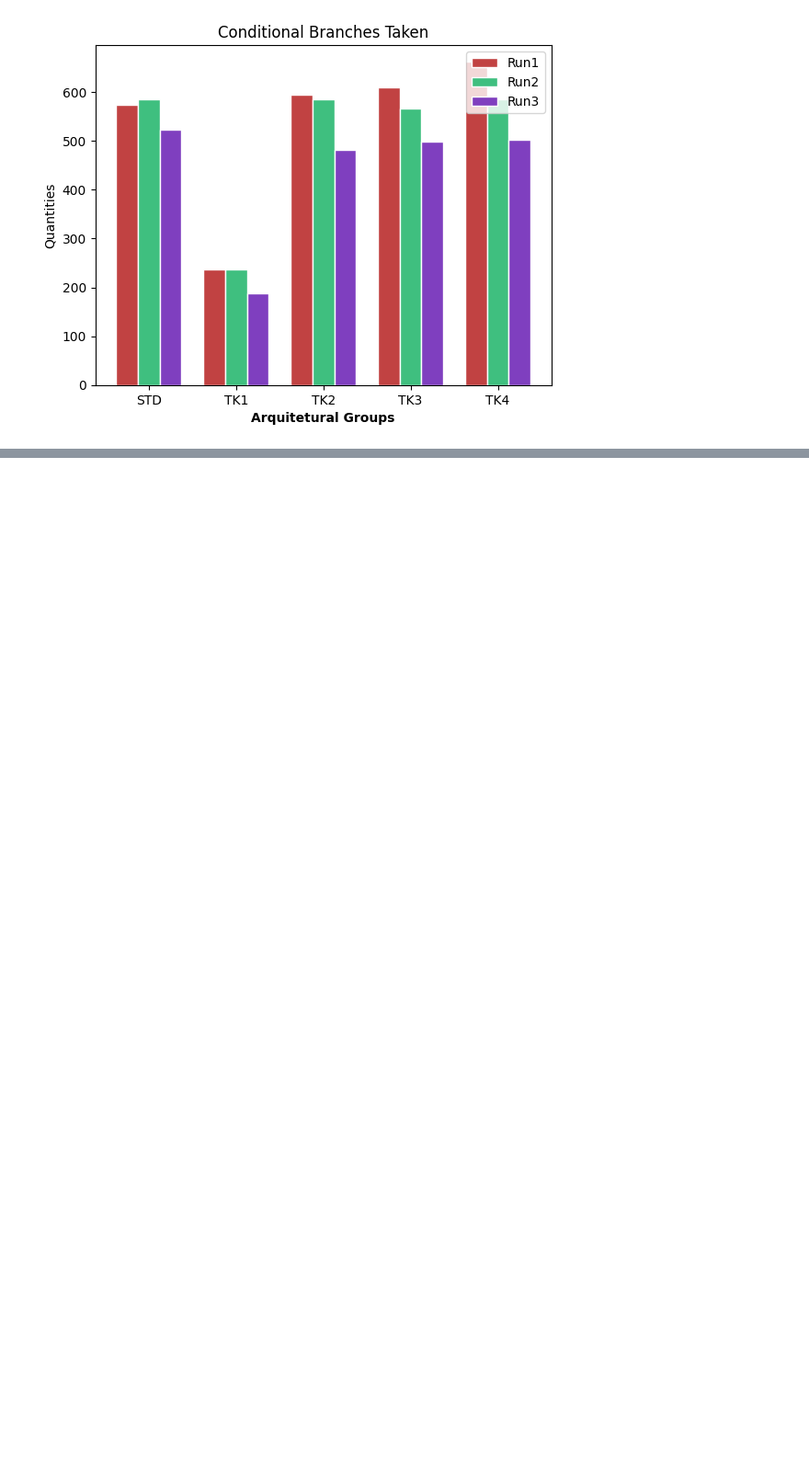
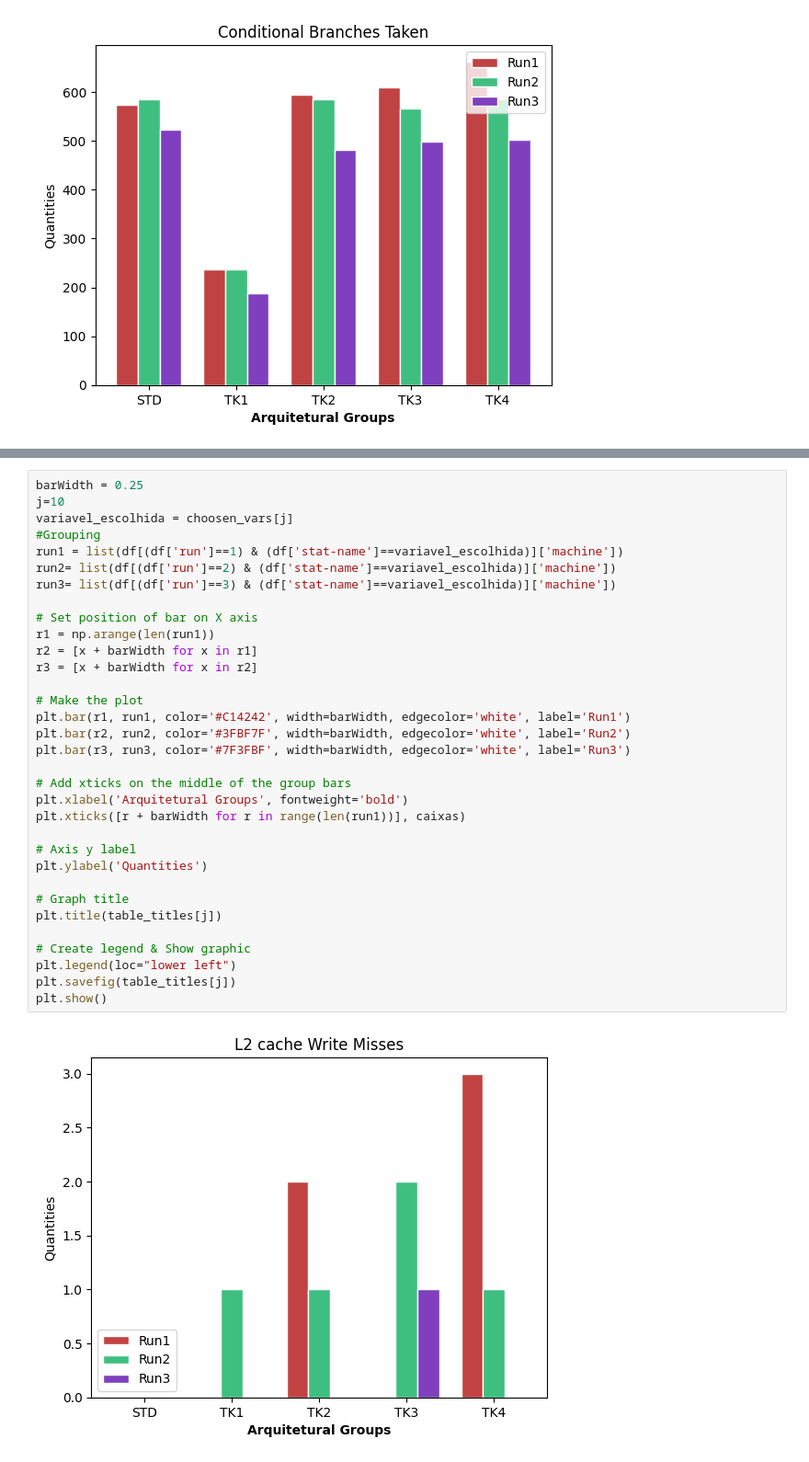
Before and after one commit to umjourje/CPS703-Arquitetura_Computadores_2, a Jupyter notebook: results/juntar_df.ipynb, the cells around one changed output, grey strips where cells are left out. Shown at 92% size. Cells and saved outputs as stored; diff of their text form; blank space fills up the shorter version.

Commit message:
graph files added

```diff
--- a/results/juntar_df.ipynb
+++ b/results/juntar_df.ipynb
@@ -120,0 +148,35 @@ plt.show()
+# %%
+barWidth = 0.25
+j=10
+variavel_escolhida = choosen_vars[j]
+#Grouping
+run1 = list(df[(df['run']==1) & (df['stat-name']==variavel_escolhida)]['machine'])
+run2= list(df[(df['run']==2) & (df['stat-name']==variavel_escolhida)]['machine'])
+run3= list(df[(df['run']==3) & (df['stat-name']==variavel_escolhida)]['machine'])
+
+# Set position of bar on X axis
+r1 = np.arange(len(run1))
+r2 = [x + barWidth for x in r1]
+r3 = [x + barWidth for x in r2]
+
+# Make the plot
+plt.bar(r1, run1, color='#C14242', width=barWidth, edgecolor='white', label='Run1')
+plt.bar(r2, run2, color='#3FBF7F', width=barWidth, edgecolor='white', label='Run2')
+plt.bar(r3, run3, color='#7F3FBF', width=barWidth, edgecolor='white', label='Run3')
+
+# Add xticks on the middle of the group bars
+plt.xlabel('Arquitetural Groups', fontweight='bold')
+plt.xticks([r + barWidth for r in range(len(run1))], caixas)
+
+# Axis y label
+plt.ylabel('Quantities')
+
+# Graph title
+plt.title(table_titles[j])
+
+# Create legend & Show graphic
+plt.legend(loc="lower left")
+plt.savefig(table_titles[j])
+plt.show()
+# %% [output]
+[figure, added]
```
Also changed, not shown: parts of 1 cell of this notebook, 11 other files.
